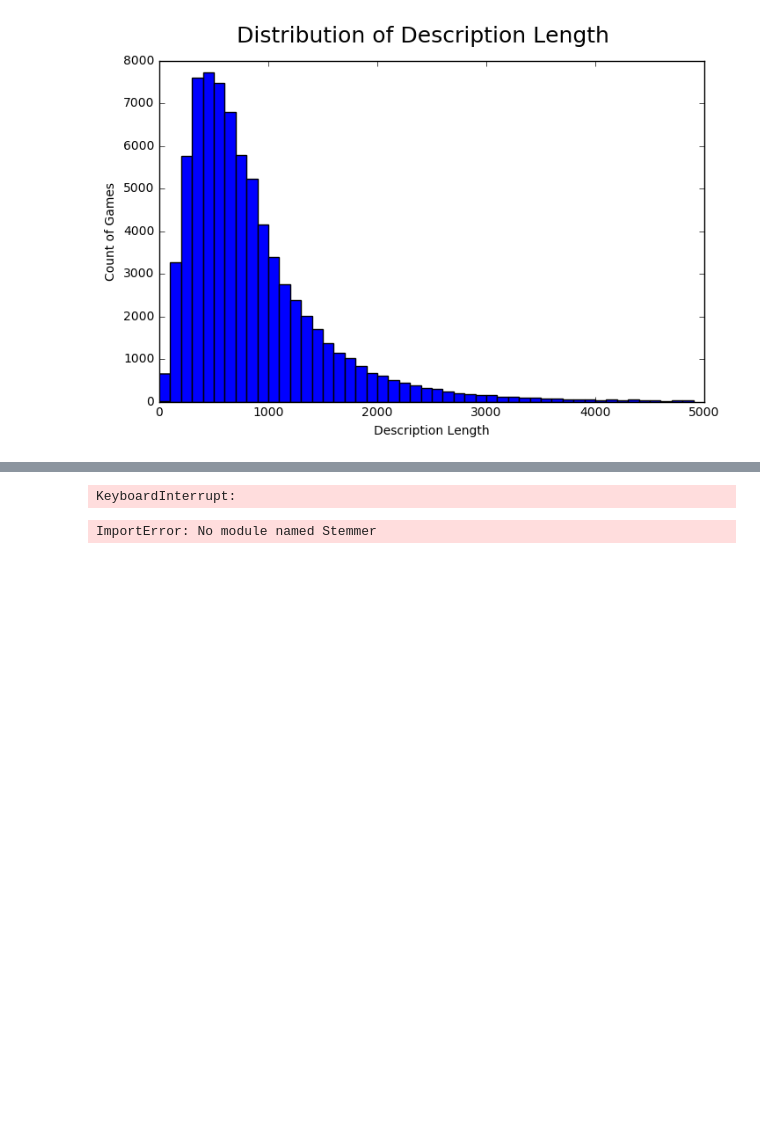
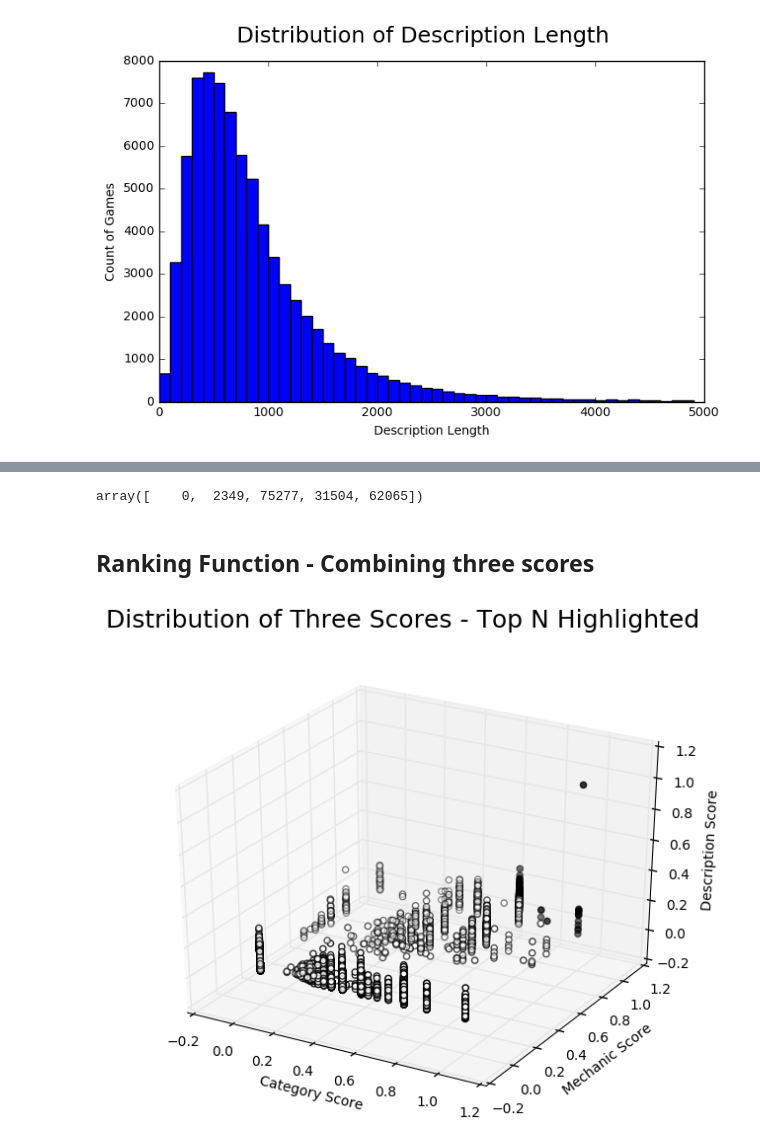
Before and after one commit to gaku-tobinobu/board_game, a Jupyter notebook: Similarity_BoardGames.ipynb, the cells around one changed output, grey strips where cells are left out. Saved outputs shown, nothing was run; the diff lists cells and outputs as text; code cells hidden in the pictures; blank space fills up the shorter version.

Commit message:
1st version of prototype complete - based on tfidf and cosine distance. next step = text preprocessing and explore other feature extraction methods than tfidf (if i have time later)

```diff
--- a/Similarity_BoardGames.ipynb
+++ b/Similarity_BoardGames.ipynb
@@ -312,15 +327,65 @@ def tokenize_stemmer(text):
     stems = token_stemmer(tokens, stemmer)
     return stems
 
-tfidf_vec = TfidfVectorizer(analyzer='word', tokenizer=tokenize_stemmer, ngram_range=(1, 1), stop_words=stops+punctuations+[''], min_df=1000)
-tfidf = tfidf_vec.fit_transform(df['details.description'])
+tfidf_vec = TfidfVectorizer(ngram_range=(1, 1), stop_words=stops+punctuations+[''], min_df=2)
+tfidf = tfidf_vec.fit_transform(df['details.description'].values)
-# %% [output]
-KeyboardInterrupt:
 # %%
 # similarity_desc = linear_kernel(X, X)
 similarity_desc = cosine_similarity(tfidf,dense_output=False)
-# %%
-import Stemmer
-english_stemmer = Stemmer.Stemmer('en')
-# %% [output]
-ImportError: No module named Stemmer
+# %%
+def get_similarity_score_description(input_ID):
+    description_scores = similarity_desc[input_ID-1].toarray().squeeze()
+    return description_scores
+
+def rank_similar_description(input_ID, n):
+    description_scores = get_similarity_score_description(input_ID)
+    top_n_ids = np.argsort(-description_scores)[:n]
+    return top_n_ids
+
+rank_similar_description(1, 5)
+# %% [output]
+array([    0,  2349, 75277, 31504, 62065])
+# %% [markdown]
+## Ranking Function - Combining three scores
+# %%
+def get_all_similairty_scores(input_ID):
+    category_scores = category_similarity_score(df[df['game.id']==input_ID]['attributes.boardgamecategory'].iloc[0])
+    mechanic_scores = mechanic_similarity_score(df[df['game.id']==input_ID]['attributes.boardgamemechanic'].iloc[0])
+    description_scores = get_similarity_score_description(input_ID)
+    all_scores = zip(category_scores, mechanic_scores, description_scores)
+    return all_scores
+
+def summing_score(input_ID, method='arithmetric'):
+    all_scores = get_all_similairty_scores(input_ID)
+    if method == 'geometric':
+        sum_scores = np.array([np.cbrt(np.prod(score_tuple)) for score_tuple in all_scores])
+    elif method == 'arithmetric':
+        sum_scores = np.array([np.mean(score_tuple) for score_tuple in all_scores])
+    return sum_scores
+
+def rank_ids(input_ID, n):
+    sum_scores = summing_score(input_ID)
+    top_n_ids = np.argsort(-sum_scores)[:n]
+    return top_n_ids
+# %%
+from mpl_toolkits.mplot3d import Axes3D
+
+input_ID = 2
+top_n = rank_ids(input_ID, 100)
+top_n_indicator = [x in top_n for x in range(len(df))]
+all_scores = zip(*get_all_similairty_scores(input_ID))
+
+fig = plt.figure(figsize=(8,6))
+ax1 = fig.add_subplot(111, projection='3d')
+
+ax1.scatter(all_scores[0], all_scores[1], all_scores[2]
+           , c=top_n_indicator, marker='o', cmap="binary")
+
+ax1.set_xlabel('Category Score')
+ax1.set_ylabel('Mechanic Score')
+ax1.set_zlabel('Description Score')
+plt.suptitle('Distribution of Three Scores - Top N Highlighted', fontsize=18)
+
+plt.show()
+# %% [output]
+[figure, added]
```
Also changed, not shown: parts of 10 cells of this notebook.
